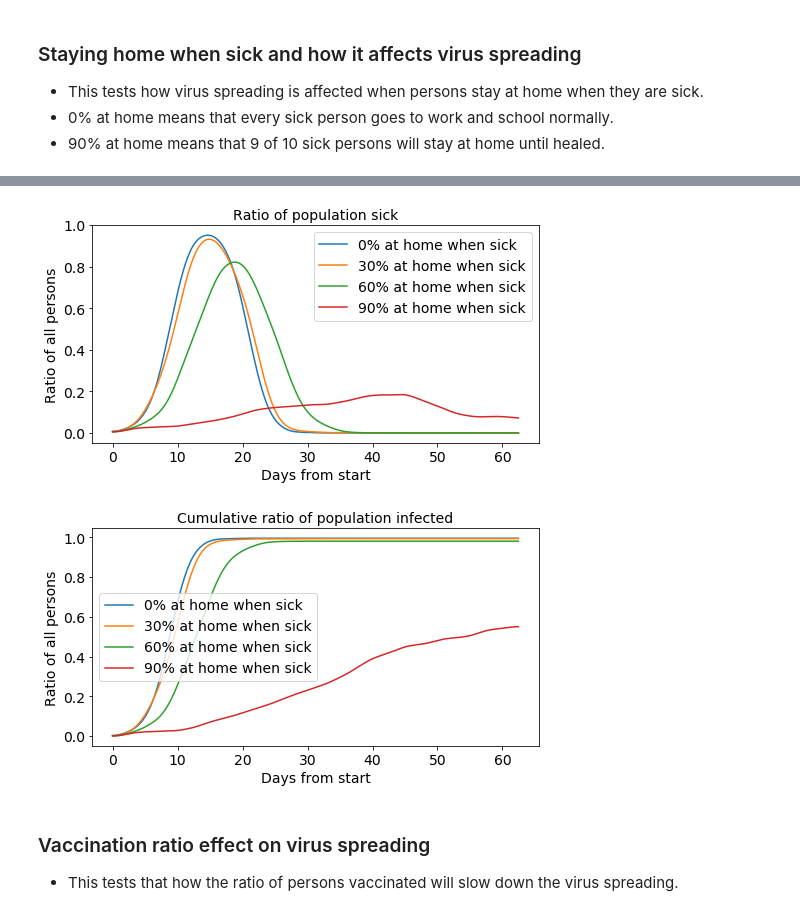
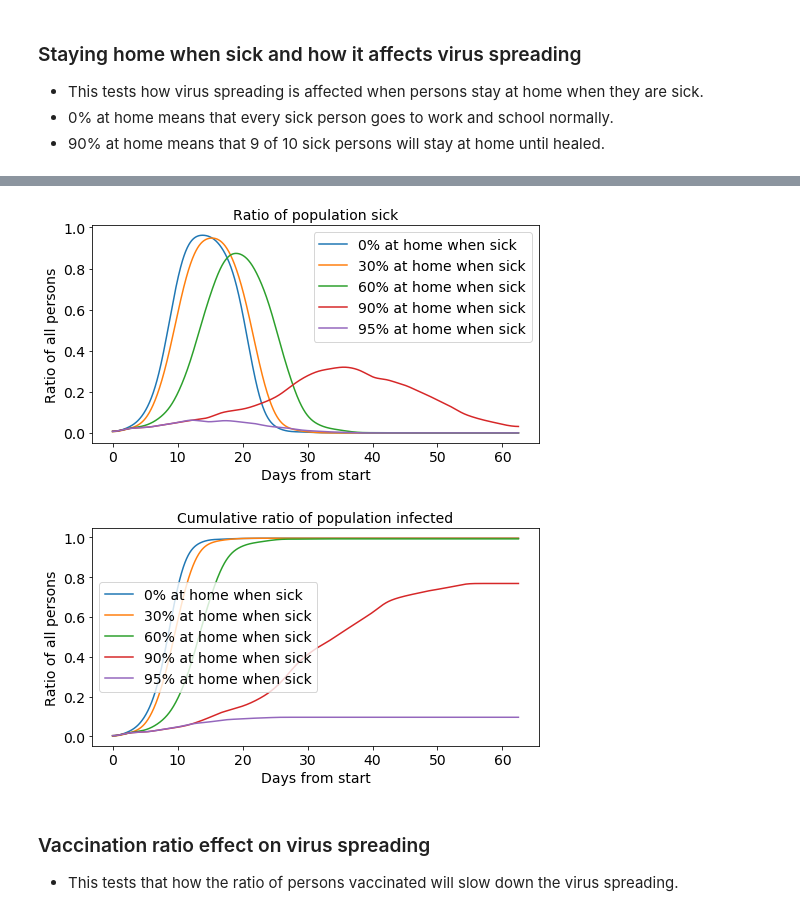
Before and after one commit to Kursula/virus_spreading_simulator, a Jupyter notebook: Virus_sim.ipynb, the cells around one changed output, grey strips where cells are left out. Drawn from its saved outputs; the diff is of its cells as text; code cells hidden in the pictures.

Commit message:
parameter updates

```diff
--- a/Virus_sim.ipynb
+++ b/Virus_sim.ipynb
@@ -114,7 +114,7 @@ def setup_simulation(n_home : int = 200,
     for idx in range(n_school):
         x = 10 + idx * 100
         y = 300
-        school = Work(name='school_{}'.format(idx),
+        school = School(name='school_{}'.format(idx),
                     loc=[x, y],
                     size=[100, 50])
         schools.append(school)
@@ -124,7 +124,7 @@ def setup_simulation(n_home : int = 200,
     for idx in range(n_shop):
         x = 10 + idx * 120
         y = 400
-        shop = Work(name='shop_{}'.format(idx),
+        shop = Shop(name='shop_{}'.format(idx),
                     loc=[x, y],
                     size=[100, 100])
         shops.append(shop)
@@ -233,7 +233,7 @@ def setup_simulation(n_home : int = 200,
 - 90% at home means that 9 of 10 sick persons will stay at home until healed.
 # %%
 results = {}
-for param in [0, 0.30, 0.6, 0.90]:
+for param in [0, 0.30, 0.6, 0.90, 0.95]:
     t0 = time.time()
     persons, events = setup_simulation(vaccinated_ratio=0,
                                        sick_leave_ok_ratio=param,
@@ -260,5 +261,5 @@ Sim round took 9.0 s
-[figure, old version]
+[figure, new version]
-[figure, old version]
+[figure, new version]
 # %% [markdown]
 ### Vaccination ratio effect on virus spreading
 - This tests that how the ratio of persons vaccinated will slow down the virus spreading.
```
Also changed, not shown: parts of 5 cells of this notebook, 1 other file.
